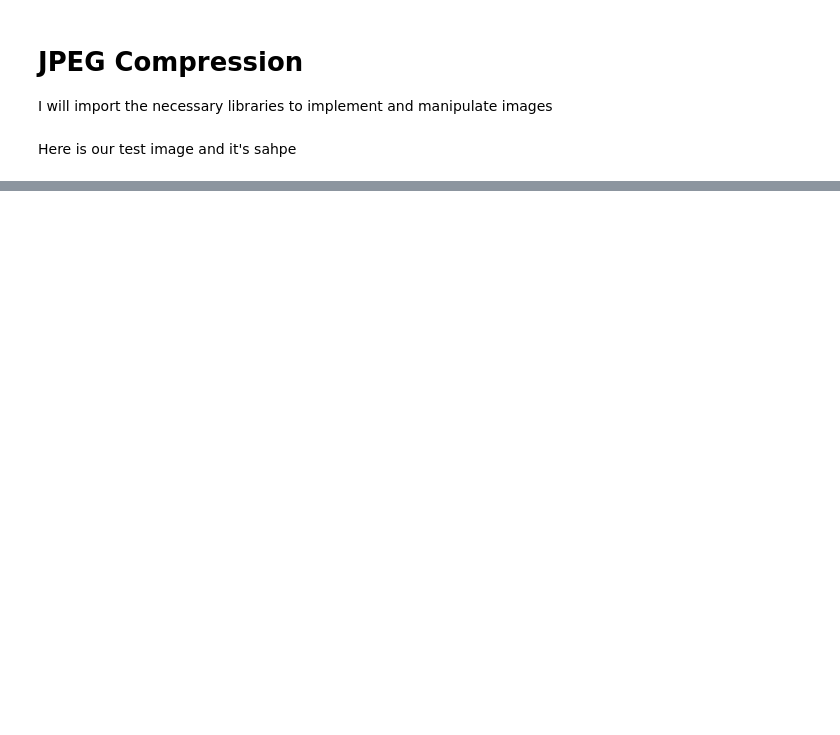
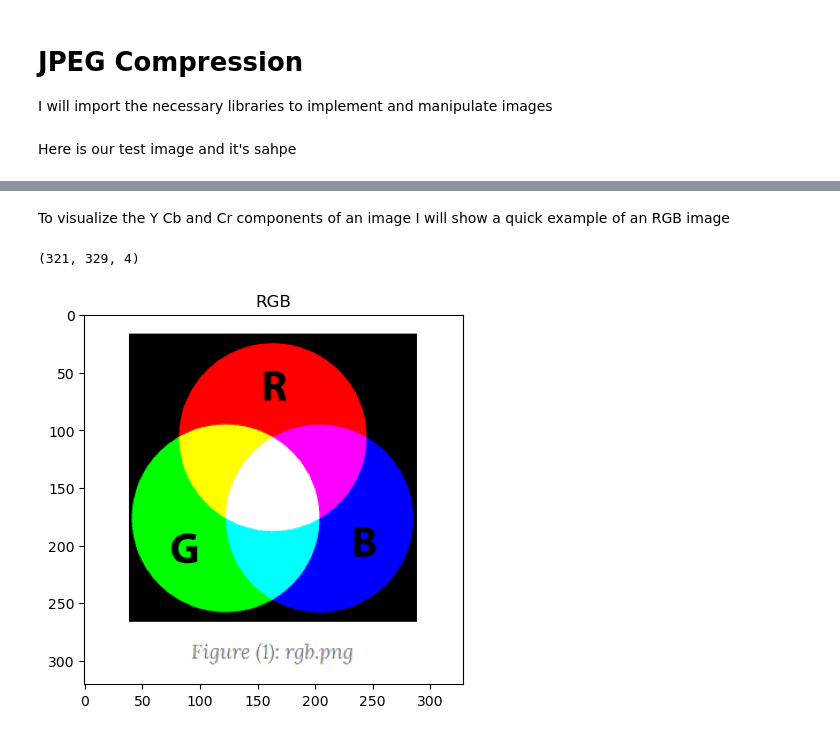
Before and after one commit to MrKerim/JPEG-Compression, a Jupyter notebook: jpeg_procces.ipynb, the cells around one changed output, grey strips where cells are left out. Drawn from its saved outputs; the diff is of its cells as text; code cells hidden in the pictures; blank space fills up the shorter version.

```diff
--- a/jpeg_procces.ipynb
+++ b/jpeg_procces.ipynb
@@ -37,0 +57,10 @@ img.shape
+# %% [markdown]
+To visualize the Y Cb and Cr components of an image I will show a quick example of an RGB image
+# %%
+rgb = plt.imread("rgb.png")
+plt.title("RGB")
+plt.imshow(rgb)
+print(rgb.shape)
+# %% [output]
+(321, 329, 4)
+[figure, added]
```
Also changed, not shown: parts of 19 cells of this notebook.
